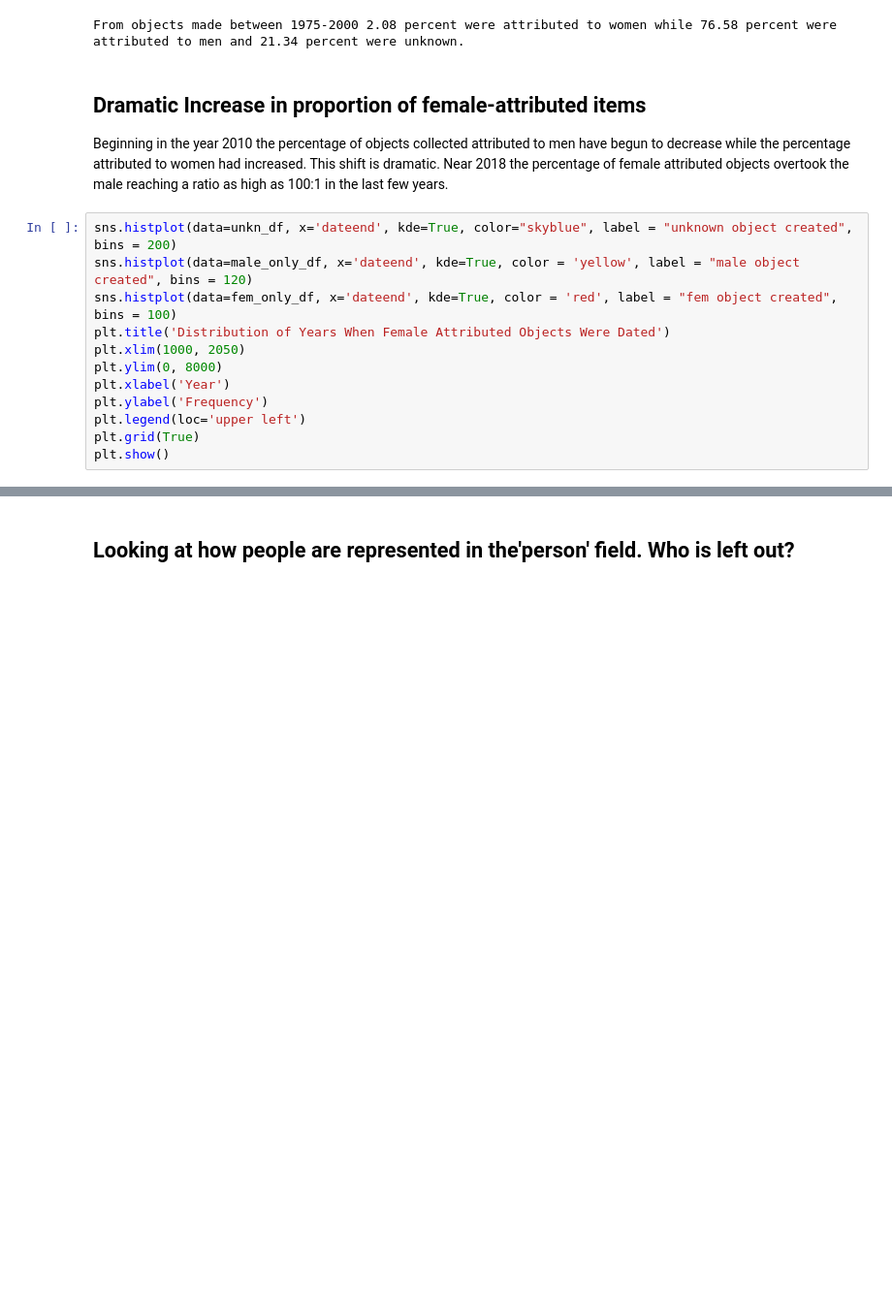
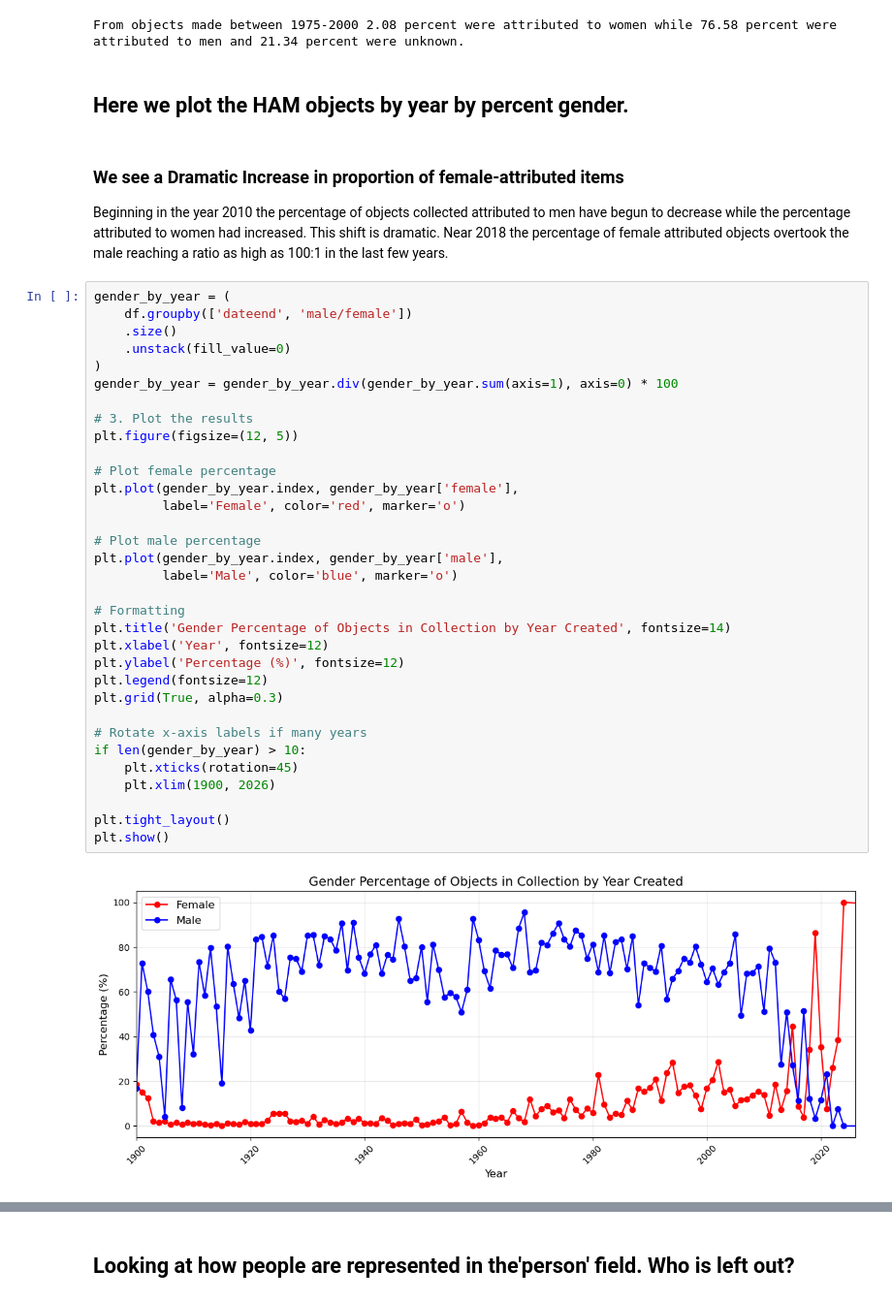
Before and after one commit to bridget-mullen/Art_Data_Project, a Jupyter notebook: Missing.ipynb, the cells around one changed output, grey strips where cells are left out. Shown at 97% size. Drawn from its saved outputs; the diff is of its cells as text; blank space fills up the shorter version.

```diff
--- a/Missing.ipynb
+++ b/Missing.ipynb
@@ -308,18 +269,43 @@ print(f"From objects made between 1975-2000 {round(recent_women/total *100,2)} p
 {round(recent_men/total *100,2)} percent were attributed to men and {round(recent_unknown/total *100,2)} percent were unknown.")
 # %% [output]
 From objects made between 1975-2000 2.08 percent were attributed to women while 76.58 percent were attributed to men and 21.34 percent were unknown.
+# %% [markdown]
+## Here we plot the HAM objects by year by percent gender.
 # %% [markdown]
-## Dramatic Increase in proportion of female-attributed items
+### We see a Dramatic Increase in proportion of female-attributed items
 Beginning in the year 2010 the percentage of objects collected attributed to men have begun to decrease while the percentage attributed to women had increased. This shift is dramatic. Near 2018 the percentage of female attributed objects overtook the male reaching a ratio as high as 100:1 in the last few years.
-# %%
-sns.histplot(data=unkn_df, x='dateend', kde=True, color="skyblue", label = "unknown object created", bins = 200)
-sns.histplot(data=male_only_df, x='dateend', kde=True, color = 'yellow', label = "male object created", bins = 120)
-sns.histplot(data=fem_only_df, x='dateend', kde=True, color = 'red', label = "fem object created", bins = 100)
-plt.title('Distribution of Years When Female Attributed Objects Were Dated')
-plt.xlim(1000, 2050)
-plt.ylim(0, 8000)
-plt.xlabel('Year')
-plt.ylabel('Frequency')
-plt.legend(loc='upper left')
-plt.grid(True)
-plt.show()
+# %%
+gender_by_year = (
+    df.groupby(['dateend', 'male/female'])
+    .size()
+    .unstack(fill_value=0)
+)
+gender_by_year = gender_by_year.div(gender_by_year.sum(axis=1), axis=0) * 100
+
+# 3. Plot the results
+plt.figure(figsize=(12, 5))
+
+# Plot female percentage
+plt.plot(gender_by_year.index, gender_by_year['female'],
+         label='Female', color='red', marker='o')
+
+# Plot male percentage
+plt.plot(gender_by_year.index, gender_by_year['male'],
+         label='Male', color='blue', marker='o')
+
+# Formatting
+plt.title('Gender Percentage of Objects in Collection by Year Created', fontsize=14)
+plt.xlabel('Year', fontsize=12)
+plt.ylabel('Percentage (%)', fontsize=12)
+plt.legend(fontsize=12)
+plt.grid(True, alpha=0.3)
+
+# Rotate x-axis labels if many years
+if len(gender_by_year) > 10:
+    plt.xticks(rotation=45)
+    plt.xlim(1900, 2026)
+
+plt.tight_layout()
+plt.show()
+# %% [output]
+[figure, new version]
```
Also changed, not shown: parts of 15 cells of this notebook, 4 other files.
